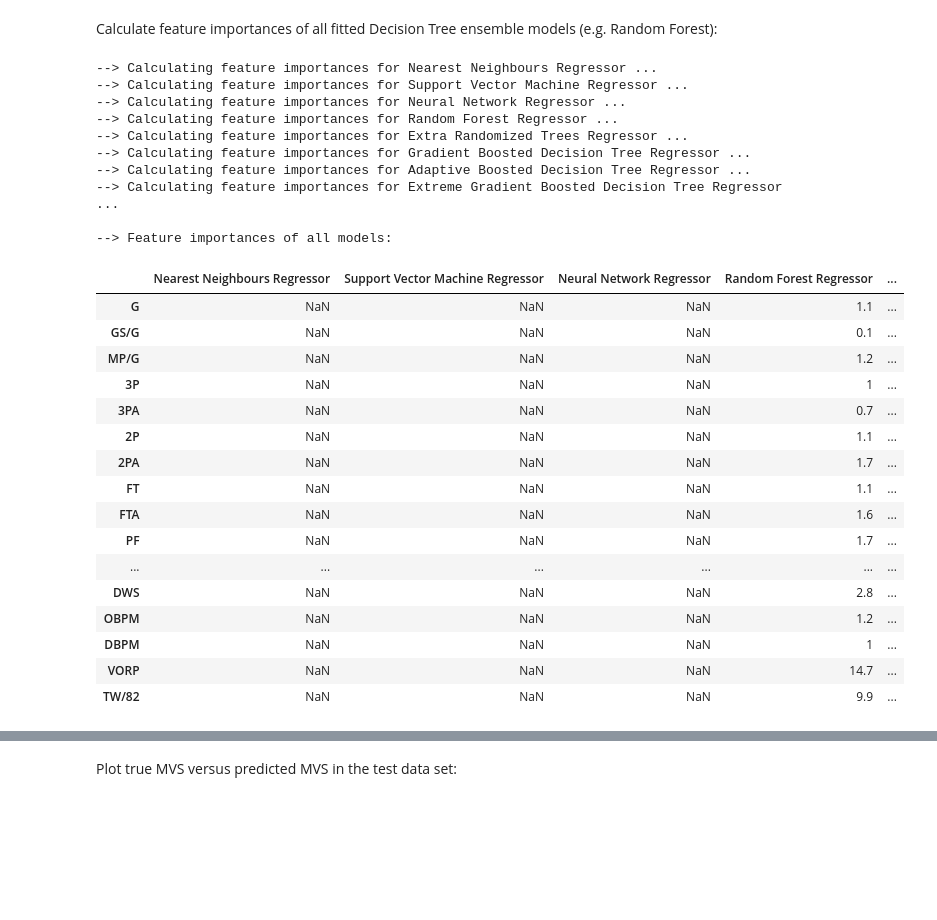
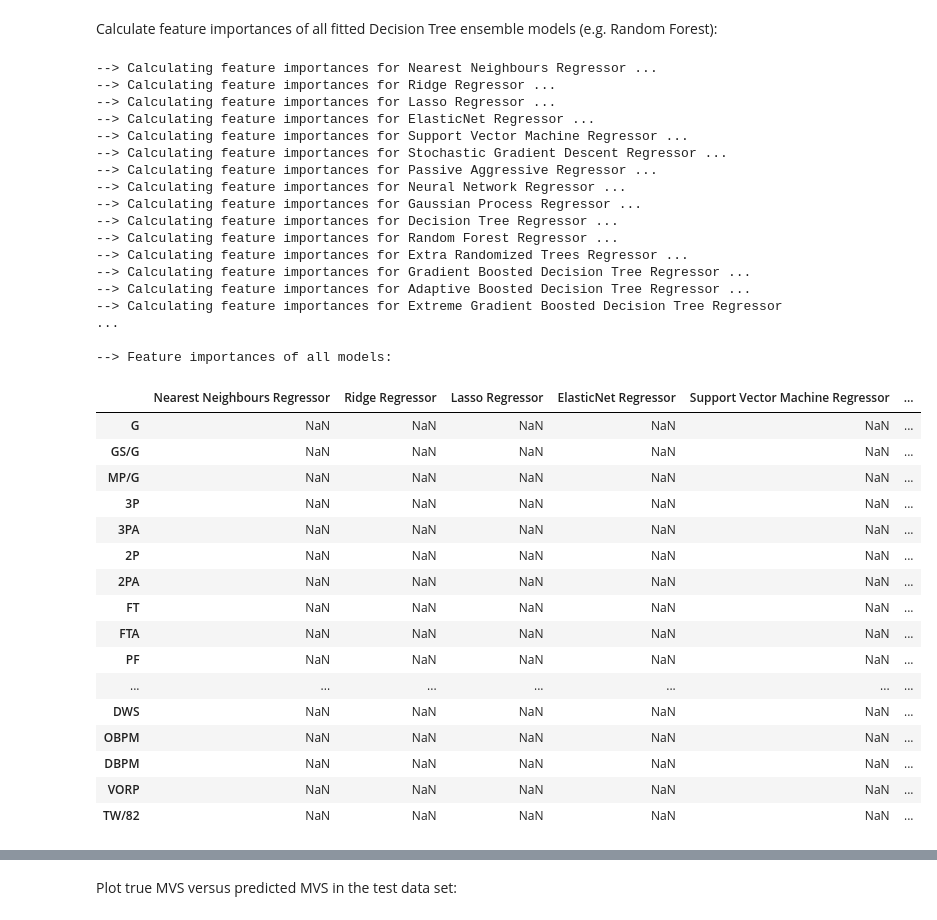
Before and after one commit to gmalim/NBA_analysis, a Jupyter notebook: NBA_MVP.ipynb, the cells around one changed output, grey strips where cells are left out. Saved outputs shown, nothing was run; the diff lists cells and outputs as text; code cells hidden in the pictures; blank space fills up the shorter version.

```diff
--- a/NBA_MVP.ipynb
+++ b/NBA_MVP.ipynb
@@ -676,34 +680,0 @@ Fit all models to training data and use fitted models to predict the players' MV
-# %%
-scores_list = []
-
-for model in models:
-
-    regressor = model.estimator
-
-    print("--> Fitting", model.estimator_name, "...")
-
-    regressor.fit(X_train, y_train)          # Fit model to training data
-
-    y_prediction = regressor.predict(X_test) # Predict test data
-    model.set_y_prediction(y_prediction)
-
-    '''
-    y_truth = y_test.tolist()
-    model.set_y_truth(y_truth)
-
-    regression_scores = {}
-
-    regression_scores['explained_variance_score'] = explained_variance_score(y_truth, y_prediction)
-    regression_scores['median_absolute_error'   ] = median_absolute_error(y_truth, y_prediction)
-    regression_scores['mean_absolute_error'     ] = mean_absolute_error(y_truth, y_prediction)
-    regression_scores['mean_squared_error'      ] = mean_squared_error(y_truth, y_prediction)
-    regression_scores['mean_squared_log_error'  ] = mean_squared_log_error(y_truth, y_prediction)
-    regression_scores['r2_score'                ] = r2_score(y_truth, y_prediction)
-
-    print("--> regression scores:", regression_scores)
-
-    model.set_regression_scores(regression_scores)
-    '''
-
-    y_score = regressor.score(X_test, y_test) # i.e. r2 score
-    model.set_y_score(y_score)
@@ -719,50 +761,57 @@ for model in models:
 # %% [markdown]
 Calculate feature importances of all fitted Decision Tree ensemble models (e.g. Random Forest):
 # %%
-df_importances = pd.DataFrame(columns=modelnames, index=feature_names)
+df_importances = pd.DataFrame(columns=model_names, index=feature_names)
 
 for model in models:
 
     print("--> Calculating feature importances for", model.estimator_name, "...")
 
     if hasattr(model.estimator, "feature_importances_"):
 
         importances = model.estimator.feature_importances_
 
         for i in range(n_features):
             df_importances.loc[feature_names[i], model.estimator_name] = (importances[i]*100).round(1)
 
 print("")
 print("--> Feature importances of all models:")
 print("")
 
 display(HTML(df_importances.to_html()))
 # %% [output]
 --> Calculating feature importances for Nearest Neighbours Regressor ...
+--> Calculating feature importances for Ridge Regressor ...
+--> Calculating feature importances for Lasso Regressor ...
+--> Calculating feature importances for ElasticNet Regressor ...
 --> Calculating feature importances for Support Vector Machine Regressor ...
+--> Calculating feature importances for Stochastic Gradient Descent Regressor ...
+--> Calculating feature importances for Passive Aggressive Regressor ...
 --> Calculating feature importances for Neural Network Regressor ...
+--> Calculating feature importances for Gaussian Process Regressor ...
+--> Calculating feature importances for Decision Tree Regressor ...
 --> Calculating feature importances for Random Forest Regressor ...
 --> Calculating feature importances for Extra Randomized Trees Regressor ...
 --> Calculating feature importances for Gradient Boosted Decision Tree Regressor ...
 --> Calculating feature importances for Adaptive Boosted Decision Tree Regressor ...
 --> Calculating feature importances for Extreme Gradient Boosted Decision Tree Regressor ...
 
 --> Feature importances of all models:
-|  | Nearest Neighbours Regressor | Support Vector Machine Regressor | Neural Network Regressor | Random Forest Regressor | ... |
-| G | NaN | NaN | NaN | 1.1 | ... |
-| GS/G | NaN | NaN | NaN | 0.1 | ... |
-| MP/G | NaN | NaN | NaN | 1.2 | ... |
-| 3P | NaN | NaN | NaN | 1 | ... |
-| 3PA | NaN | NaN | NaN | 0.7 | ... |
-| 2P | NaN | NaN | NaN | 1.1 | ... |
-| 2PA | NaN | NaN | NaN | 1.7 | ... |
-| FT | NaN | NaN | NaN | 1.1 | ... |
-| FTA | NaN | NaN | NaN | 1.6 | ... |
-| PF | NaN | NaN | NaN | 1.7 | ... |
-| ... | ... | ... | ... | ... | ... |
-| DWS | NaN | NaN | NaN | 2.8 | ... |
-| OBPM | NaN | NaN | NaN | 1.2 | ... |
-| DBPM | NaN | NaN | NaN | 1 | ... |
-| VORP | NaN | NaN | NaN | 14.7 | ... |
-| TW/82 | NaN | NaN | NaN | 9.9 | ... |
+|  | Nearest Neighbours Regressor | Ridge Regressor | Lasso Regressor | ElasticNet Regressor | Support Vector Machine Regressor | ... |
+| G | NaN | NaN | NaN | NaN | NaN | ... |
+| GS/G | NaN | NaN | NaN | NaN | NaN | ... |
+| MP/G | NaN | NaN | NaN | NaN | NaN | ... |
+| 3P | NaN | NaN | NaN | NaN | NaN | ... |
+| 3PA | NaN | NaN | NaN | NaN | NaN | ... |
+| 2P | NaN | NaN | NaN | NaN | NaN | ... |
+| 2PA | NaN | NaN | NaN | NaN | NaN | ... |
+| FT | NaN | NaN | NaN | NaN | NaN | ... |
+| FTA | NaN | NaN | NaN | NaN | NaN | ... |
+| PF | NaN | NaN | NaN | NaN | NaN | ... |
+| ... | ... | ... | ... | ... | ... | ... |
+| DWS | NaN | NaN | NaN | NaN | NaN | ... |
+| OBPM | NaN | NaN | NaN | NaN | NaN | ... |
+| DBPM | NaN | NaN | NaN | NaN | NaN | ... |
+| VORP | NaN | NaN | NaN | NaN | NaN | ... |
+| TW/82 | NaN | NaN | NaN | NaN | NaN | ... |
 # %% [markdown]
```
Also changed, not shown: parts of 20 cells of this notebook, 1 other file.
